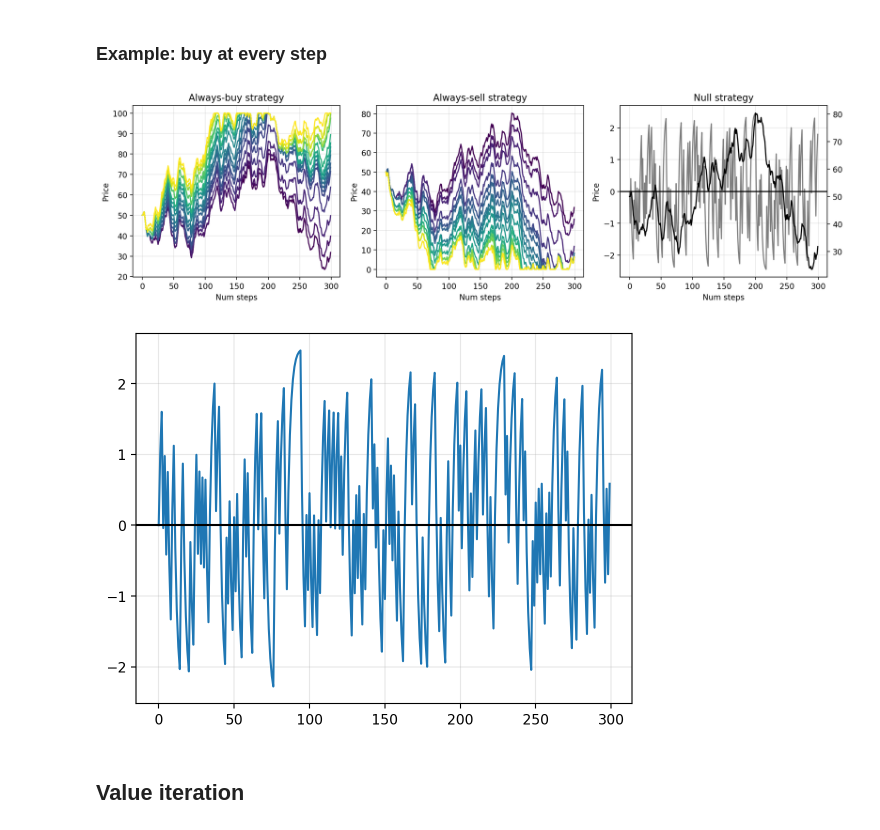
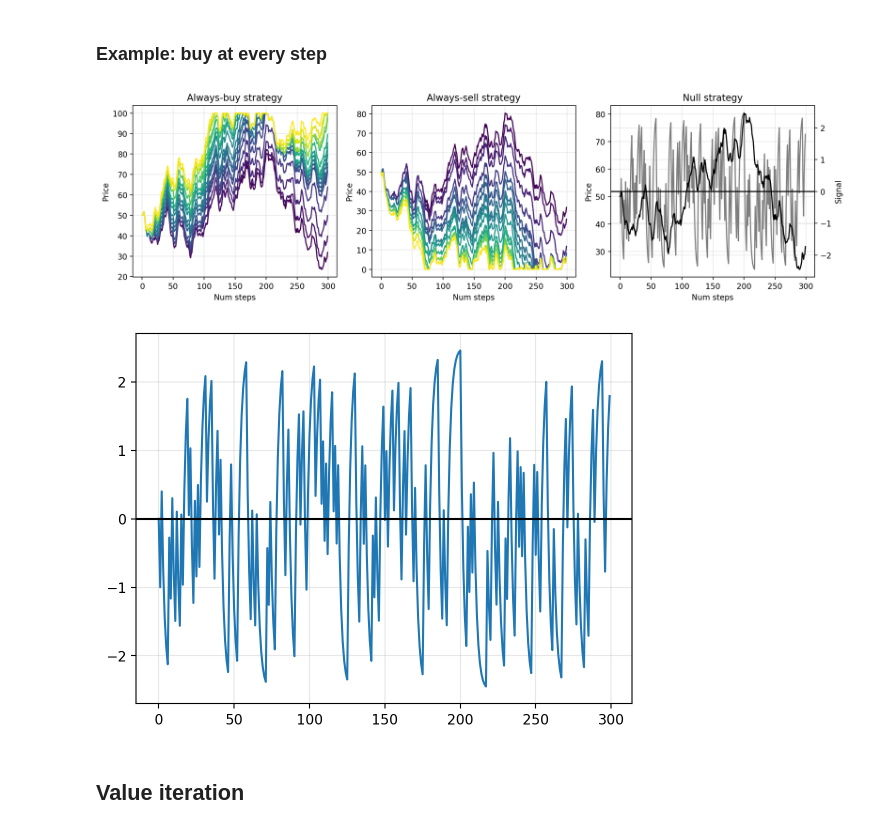
Before and after one commit to sapienzaio/online-ml-finance, a Jupyter notebook: price-impact-signal.ipynb, the cells around one changed output. Drawn from its saved outputs; the diff is of its cells as text; code cells hidden in the pictures.

Commit message:
feat: price-impact-signal

```diff
--- a/price-impact-signal.ipynb
+++ b/price-impact-signal.ipynb
@@ -10,7 +10,18 @@ import matplotlib.pyplot as plt
 from numba import njit, prange
 # %%
 %config InlineBackend.figure_format = "retina"
+# %%
+MAX_PRICE = 100 # price in [0, MAX_PRICE]
+MAX_INVENTORY = 50 # max inventory per side
+MAX_CASH = 50 # max cash per side
+MAX_ACTION = 20 # max buy and sell
+DISCOUNT = 0.9
+MAX_SIGNAL = 10 # max value of signal per side
 # %%
+@njit
+def clip(a, a_min, a_max):
+    return np.minimum(a_max, np.maximum(a, a_min))
+
 @njit
 def sigmoid(z): return 1 / (1 + np.exp(-z))
 
@@ -21,6 +32,7 @@ def price_step(price, signal, action, sigma, sigma_signal, delta, price_impact,
         signal * kappa_hat + sigma_signal * np.sqrt(delta) * sign_signal
     )
     # signal_next = np.round(signal_next, 0.0)
+    signal_next = clip(signal_next, -MAX_SIGNAL, MAX_SIGNAL)
 
 
     pr = sigmoid(action * price_impact)
@@ -29,7 +41,7 @@ def price_step(price, signal, action, sigma, sigma_signal, delta, price_impact,
 
     price_next = price + sigma * np.sqrt(delta) * sign + signal_next * delta
     # price_next = np.maximum(0.0, price_next) # Minimum price is 0.0
-    price_next = clip(price_next, 0.0, 100.0)
+    price_next = clip(price_next, 0.0, MAX_PRICE)
     return price_next, signal_next
 
 
@@ -86,45 +98,48 @@ for (price_impact, color) in zip(price_impacts, colors):
     prices_sell, _ = price_process(
         seed, num_steps, price_init, actions_sell,
         sigma_signal=sigma_signal, price_impact=price_impact,
         kappa_hat=kappa_hat
     )
     ax[1].plot(prices_sell, c=color)
 
 
 prices_none, signal = price_process(
     seed, num_steps, price_init, actions_none,
     sigma_signal=sigma_signal, price_impact=0.0,
     kappa_hat=kappa_hat
 )
 
 ax2d = ax[2].twinx()
-ax2d.plot(prices_none, c="black")
+ax[2].plot(prices_none, c="black")
 
-ax[2].plot(signal, c="tab:gray")
-ax[2].axhline(y=0, c="black")
-ax[2].grid(alpha=0.3)
+ax2d.plot(signal, c="tab:gray")
+ax2d.axhline(y=0, c="black")
+ax2d.grid(alpha=0.3)
+ax2d.set_ylabel("Signal")
 
-
+# Make twinx top of the plot
+ax[2].set_zorder(ax2d.get_zorder() + 1)
+ax[2].patch.set_visible(False)
 
 for axi in ax:
     axi.set_xlabel("Num steps")
     axi.set_ylabel("Price")
     axi.grid(alpha=0.3)
 
 ax[0].set_title("Always-buy strategy")
 ax[1].set_title("Always-sell strategy")
 ax[2].set_title("Null strategy")
 
 
 plt.tight_layout()
 # %% [output]
-[figure, old version]
+[figure, new version]
 # %%
 plt.plot(signal)
 plt.axhline(y=0, c="black")
 plt.grid(alpha=0.3)
 # %% [output]
-[figure, old version]
+[figure, new version]
 # %% [markdown]
 ## Value iteration
 # %% [markdown]
```
Also changed, not shown: parts of 12 cells of this notebook.
